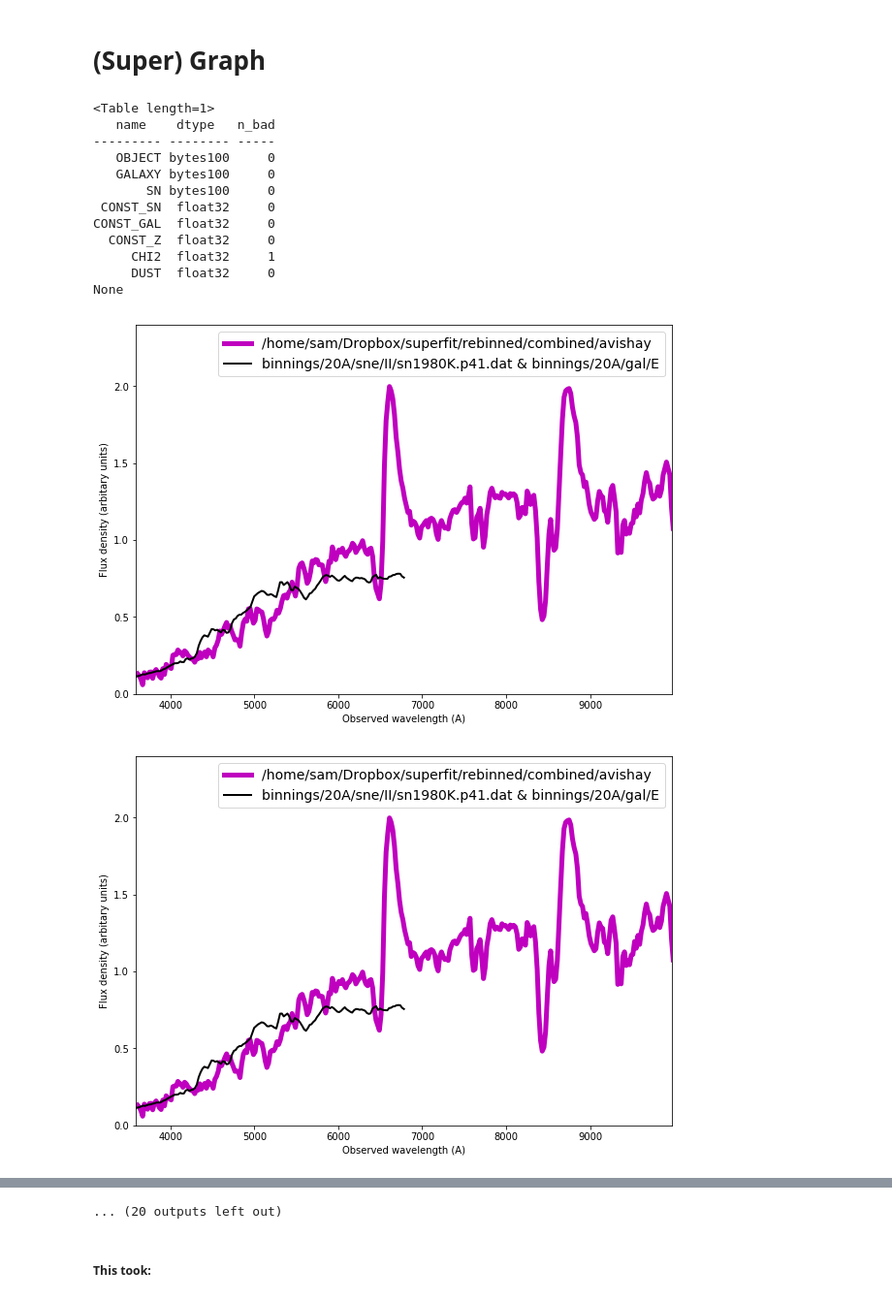
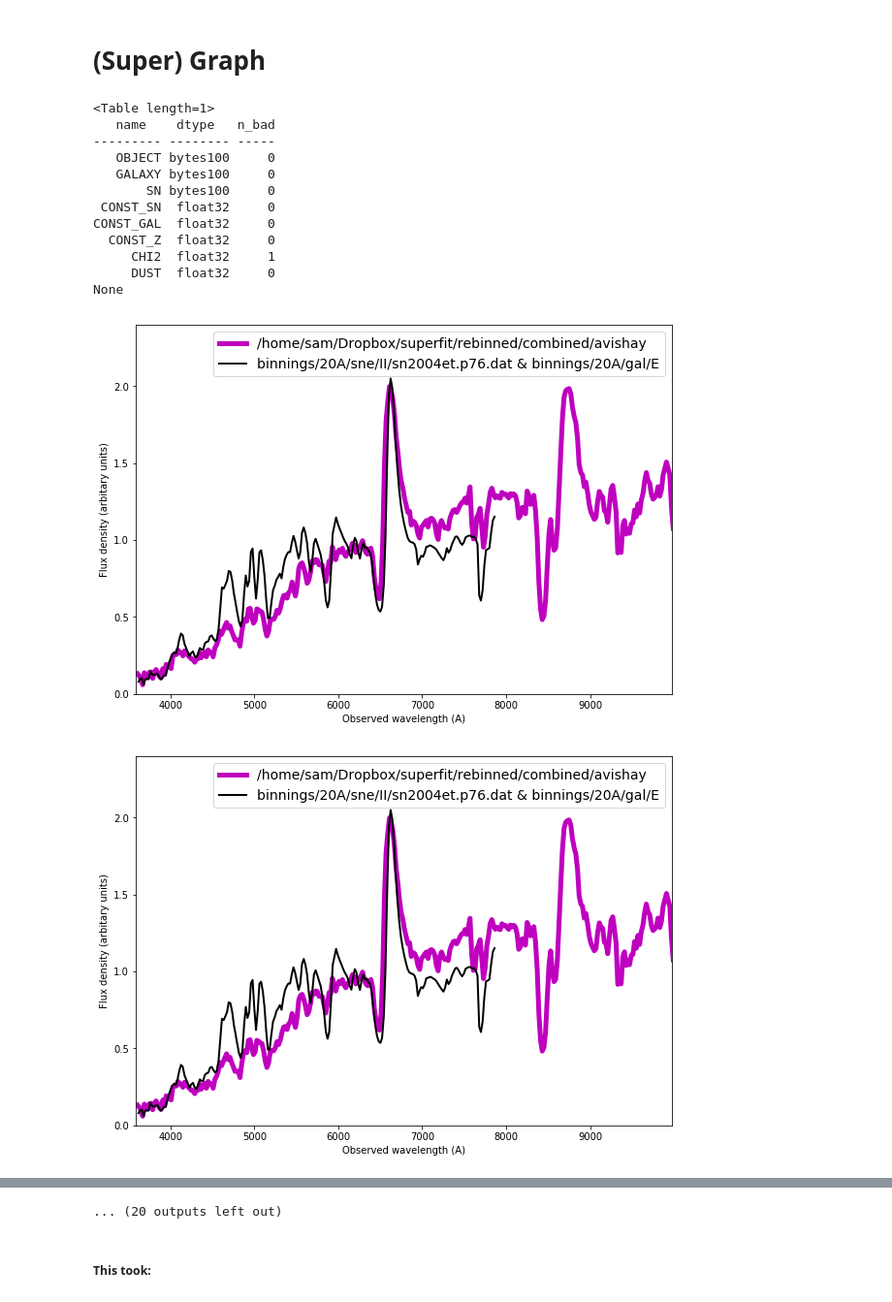
Before and after one commit to oyaron/NGSF, a Jupyter notebook: BFF.ipynb, the cells around one changed output, grey strips where cells are left out. Shown at 97% size. Cells and saved outputs as stored; diff of their text form; code cells hidden in the pictures.

```diff
--- a/BFF.ipynb
+++ b/BFF.ipynb
@@ -142,18 +142,12 @@ def wrapper_fit(DATABASE):
     spec_gal    =  np.loadtxt(DATABASE['GALAXY'])
     spec_SN     =  np.loadtxt(DATABASE['SN'])
     spec_object =  np.loadtxt(DATABASE['OBJECT'])
-    error       =  error_spectra(spec_object)
 
 
-
+    error       =  error_spectra(spec_object)
     spec_object_interp     =  interpolate.interp1d(spec_object[:,0], spec_object[:,1], bounds_error=False, fill_value=0)
     spec_object_err_interp =  interpolate.interp1d(error[:,0],       error[:,1],       bounds_error=False, fill_value=np.inf)
 
-
-
-
-    #def func(x, b, d):
-    #    return b * spec_sn_interp(x)*10**(float(DATABASE['DUST']) * Alam(x,1)) + d * spec_gal_interp(x)
 
 
     number = 10
@@ -166,8 +160,6 @@ def wrapper_fit(DATABASE):
 
     for i in range(len(z)):
 
-        #temp_spec_object = copy.deepcopy(spec_object)
-        #temp_spec_object[:,0] /= (z[i] + 1)
 
 
         spec_gal_interp        =  interpolate.interp1d(spec_gal[:,0]*(1+z[i]),    spec_gal[:,1],    bounds_error=False, fill_value=0)
@@ -183,9 +175,10 @@ def wrapper_fit(DATABASE):
         object_spec  =  spec_object_interp    (lambda_new)
 
         if True:
+
+
             gal = spec_gal_interp(lambda_new)
             sn = spec_sn_interp(lambda_new)
-
 
 
 
@@ -195,7 +188,7 @@ def wrapper_fit(DATABASE):
 
             d[i] = c * (np.sum(sn**2)*np.sum(gal*object_spec) - np.sum(gal*sn)*np.sum(sn*object_spec))
 
-            if b[i] < 0:
+            if b[i] < d[i]:
                 chi2[i] = np.inf
             else:
                 chi2[i] = np.sum(((object_spec - (b[i]*sn + d[i]*gal))/(sigma) )**2)
@@ -208,7 +201,7 @@ def wrapper_fit(DATABASE):
 
 
             result = curve_fit(func, lambda_new/(1+z[i]), object_spec, sigma=sigma, p0=[1,0],
-                              bounds=((0,0),(3,1)))
+                              bounds=((0,0),(3,3)))
 
             popt   = result[0]
             pcov   = result[1]
@@ -417,24 +410,24 @@ def visualise_match(DATABASE):
 # %%
 print(output.info())
 
 #b = [0,1,2,3,4,5,6,7,8,9]
 b = np.linspace(0,20,1)
-b = [0,1,2,3,4,5,6,7,8,9,10,11,12,13,14,5,16,17,28,29,20,21,22,23,24,25,26,27,28,29,30]
+b = list(b)
 
 for i in b:
     visualise_match(table.Table(result[i]))
 # %% [output]
 <Table length=1>
    name    dtype   n_bad
 --------- -------- -----
    OBJECT bytes100     0
    GALAXY bytes100     0
        SN bytes100     0
  CONST_SN  float32     0
 CONST_GAL  float32     0
   CONST_Z  float32     0
      CHI2  float32     1
      DUST  float32     0
 None
-[figure, old version]
+[figure, new version]
-[figure, old version]
+[figure, new version]
```
Also changed, not shown: parts of 4 cells of this notebook.
